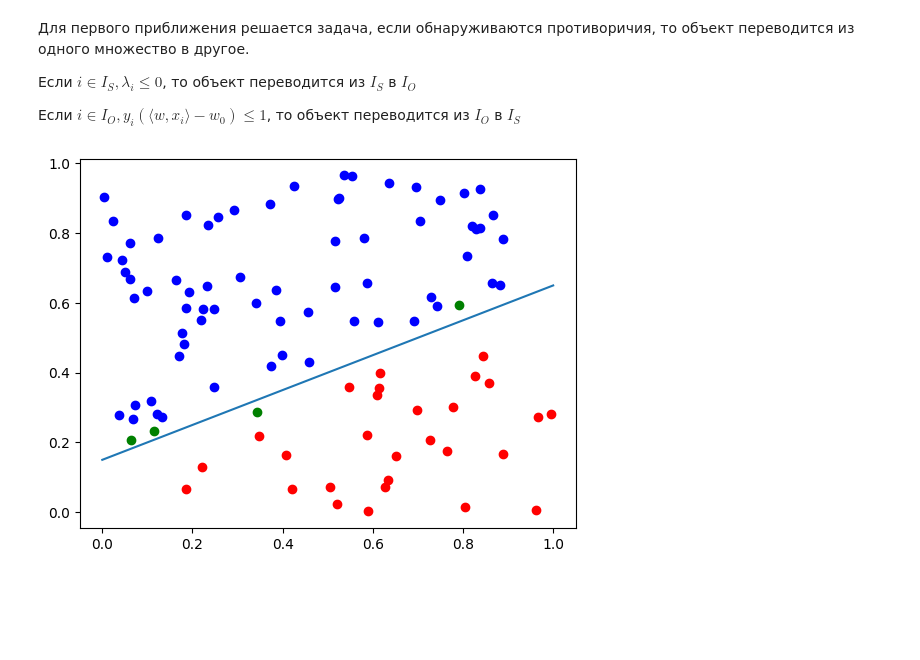
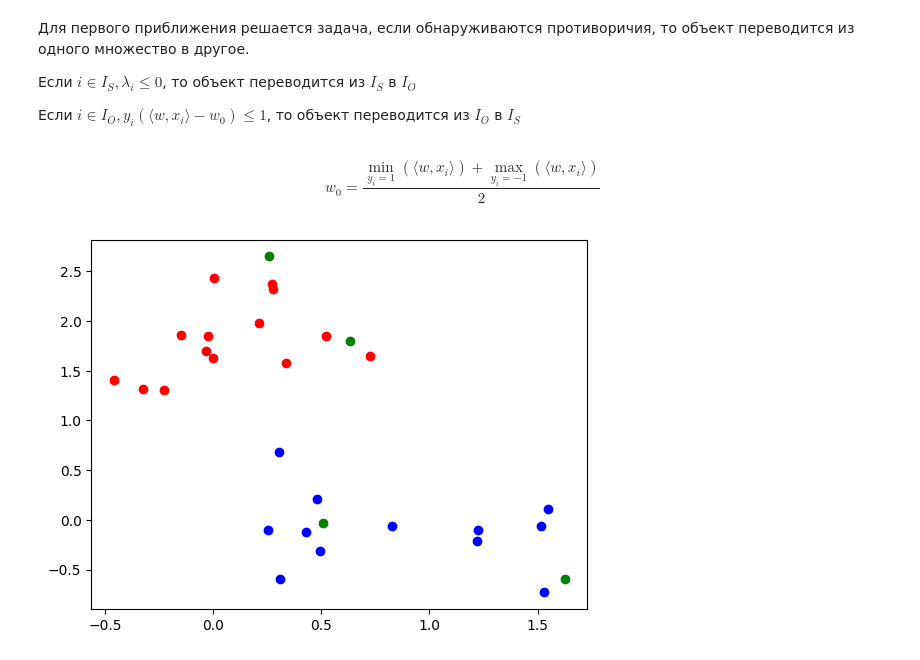
Before and after one commit to Dann38/neural_networks_course, a Jupyter notebook: lesson/lesson1/svm.ipynb, the cells around one changed output. Saved outputs shown, nothing was run; the diff lists cells and outputs as text; code cells hidden in the pictures; blank space fills up the shorter version.

```diff
--- a/lesson/lesson1/svm.ipynb
+++ b/lesson/lesson1/svm.ipynb
@@ -2,24 +2,22 @@
 import numpy as np
 import matplotlib.pyplot as plt
 # %%
-w0 = 0.3
-w1 = -1
-w2 = 2
-
-def fun(x1, x2, w0=w0, w1=w1, w2=w2):
-    return w1*x1+w2*x2-w0
-
-def w_test(x1, x2, w0=w0, w1=w1, w2=w2):
-    return -1 if fun(x1, x2, w0, w1, w2) < 0 else 1
-
+s = 1.5
 class Point:
     def __init__(self):
-        self.x1 = np.random.random()
-        self.x2 = np.random.random()
-        self.color = 'r' if w_test(self.x1, self.x2) == -1 else 'b'
+        rnd = np.random.random()
+        x10 = 0 if rnd > 0.5 else 1
+        x20 = 2 if rnd > 0.5 else 0
+        self.x1 = x10 + s*(np.random.random()-0.5)
+        self.x2 = x20 + s*(np.random.random()-0.5)
+        self.color = 'r' if rnd > 0.5  else 'b'
+        self.y = -1 if rnd > 0.5 else 1
 
     def get_cord(self):
         return self.x1, self.x2
+
+    def get_vec(self):
+        return np.array([self.x1, self.x2])
 
     def get_y(self):
         return w_test(self.x1, self.x2)
@@ -27,4 +25,7 @@ class Point:
     def plot(self):
         plt.scatter(self.x1, self.x2, color = self.color)
 
-X = [Point() for _ in range(100)]
+X = [Point() for _ in range(30)]
+X_test = [Point() for _ in range(100)]
+for x in X:
+    x.plot()
@@ -126,19 +106,22 @@ y^T_S \lambda_S = 0;
 Если $i\in I_S, \lambda_i \leq 0$, то объект переводится из $I_S$ в $I_O$
 
 Если $i\in I_O, y_i(\langle w, x_i\rangle - w_0) \leq 1$, то объект переводится из $I_O$ в $I_S$
+# %% [markdown]
+$$w_0 = \frac{\min_{y_i = 1}(\langle w, x_i \rangle ) + \max_{y_i = -1}(\langle w, x_i \rangle)}{2}$$
 # %%
-# Поиск опорных векторов
-t = np.linspace(0, 1, 100)
-plt.plot(t, w0/w2-t*w1/w2)
+t = np.linspace(-1, 2, 100)
+
 IS = []
+IO = []
 for x in X:
     x1, x2 = x.get_cord()
-    if abs(fun(x1, x2, w0=w0, w1=w1, w2=w2)) < 4*eps:
+    if np.random.random() < 0.1:
         IS.append(x)
         plt.scatter(x1, x2, color='g')
     else:
+        IO.append(x)
         x.plot()
 # %% [output]
-[figure, old version]
+[figure, new version]
 # %%
 def Q_ij(xi, xj):
```
Also changed, not shown: parts of 23 cells of this notebook.
